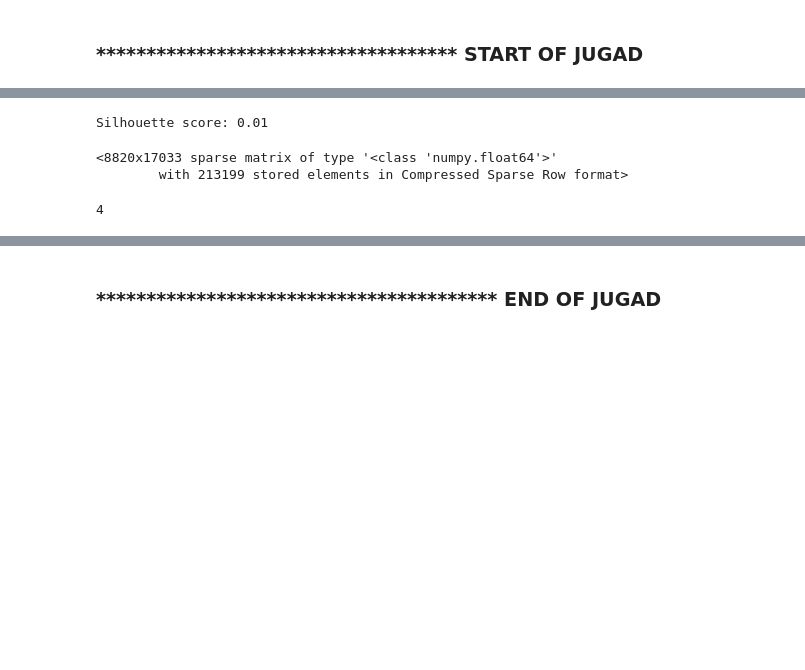
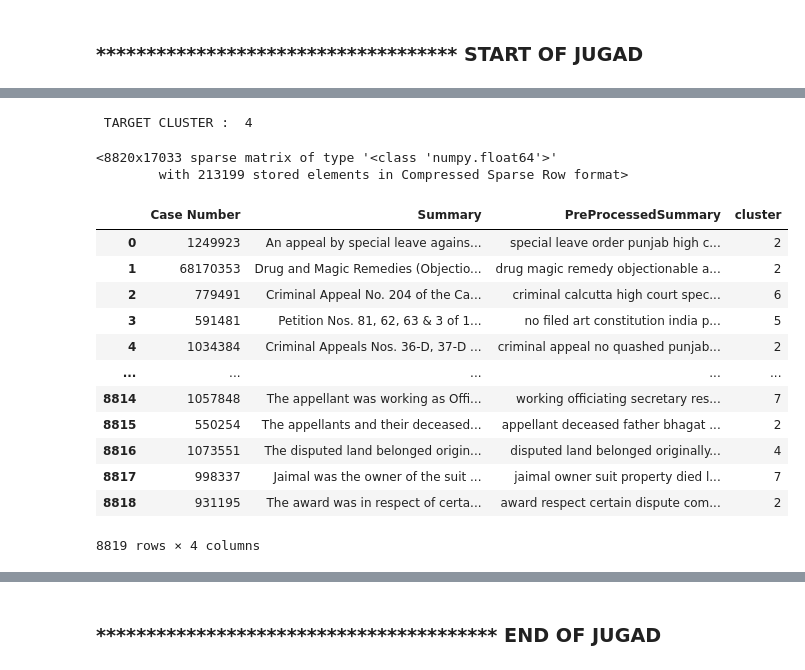
Before and after one commit to NarasimhanN/LawRecommandationSystem, a Jupyter notebook: Grouping Summeries.ipynb, the cells around one changed output, grey strips where cells are left out. Drawn from its saved outputs; the diff is of its cells as text; code cells hidden in the pictures; blank space fills up the shorter version.

```diff
--- a/Grouping Summeries.ipynb
+++ b/Grouping Summeries.ipynb
@@ -37,0 +66,4 @@ len(drop_indices)
+# %%
+data.drop(index=drop_indices,inplace=True)
+data.reset_index(inplace = True)
+data
@@ -38,2 +84,2 @@ len(drop_indices)
 # %%
-data.drop(index=drop_indices,inplace=True)
+data.drop(columns='index',axis=1,inplace=True)
@@ -141,3 +202,6 @@ all_stop_words= stopwords.words('english')+extra_stop_words
 #as no of samples increases for training, the dim of each also increases
 # %% [markdown]
 ### ************************************ START OF JUGAD
+# %%
+extra_stop_words = ['appeal','petition','civil','appellant','judgment']
+NO_OF_CLUSTERS = 10
@@ -143,0 +305,2 @@ all_stop_words= stopwords.words('english')+extra_stop_words
+# %%
+obj = lawRecomm(data,NO_OF_CLUSTERS)
@@ -160,31 +336,27 @@ new_doc_preprocess
-# %%
-from sklearn.feature_extraction.text import TfidfVectorizer
-
-# Define the TF-IDF vectorizer
-vectorizer = TfidfVectorizer()
-
-# Vectorize the preprocessed summaries
-
-vectorized_summaries = vectorizer.fit_transform(preprocessed_summaries)
-
-kmeans = KMeans(n_clusters=NO_OF_CLUSTERS, random_state=42)
-
-# Apply the K-Means algorithm to the vectorized summaries
-cluster_labels = kmeans.fit_predict(vectorized_summaries)
-
-# Evaluate the clustering results using the silhouette score
-silhouette_avg = silhouette_score(vectorized_summaries, cluster_labels)
-print(f'Silhouette score: {silhouette_avg:.2f} ')
-# %% [output]
-Silhouette score: 0.01
-# %%
-vectorized_summaries
-# %% [output]
-<8820x17033 sparse matrix of type '<class 'numpy.float64'>'
-        with 213199 stored elements in Compressed Sparse Row format>
-# %%
-print(cluster_labels[-1])
-cluster_labels=cluster_labels[:-1]
-preprocessed_summaries = preprocessed_summaries[:-1]
-# %% [output]
-4
+# %%
+vectors_summ = obj.predict_cluster(new_doc)
+target = obj.getTargetCluster()
+# %% [output]
+ TARGET CLUSTER :  4
+# %%
+vectors_summ
+# %% [output]
+<8820x17033 sparse matrix of type '<class 'numpy.float64'>'
+        with 213199 stored elements in Compressed Sparse Row format>
+# %%
+data = obj.getCompleteData()
+data
+# %% [output]
+|  | Case Number | Summary | PreProcessedSummary | cluster |
+| 0 | 1249923 | An appeal by special leave agains... | special leave order punjab high c... | 2 |
+| 1 | 68170353 | Drug and Magic Remedies (Objectio... | drug magic remedy objectionable a... | 2 |
+| 2 | 779491 | Criminal Appeal No. 204 of the Ca... | criminal calcutta high court spec... | 6 |
+| 3 | 591481 | Petition Nos. 81, 62, 63 & 3 of 1... | no filed art constitution india p... | 5 |
+| 4 | 1034384 | Criminal Appeals Nos. 36-D, 37-D ... | criminal appeal no quashed punjab... | 2 |
+| ... | ... | ... | ... | ... |
+| 8814 | 1057848 | The appellant was working as Offi... | working officiating secretary res... | 7 |
+| 8815 | 550254 | The appellants and their deceased... | appellant deceased father bhagat ... | 2 |
+| 8816 | 1073551 | The disputed land belonged origin... | disputed land belonged originally... | 4 |
+| 8817 | 998337 | Jaimal was the owner of the suit ... | jaimal owner suit property died l... | 7 |
+| 8818 | 931195 | The award was in respect of certa... | award respect certain dispute com... | 2 |
+8819 rows × 4 columns
```
Also changed, not shown: parts of 26 cells of this notebook.
